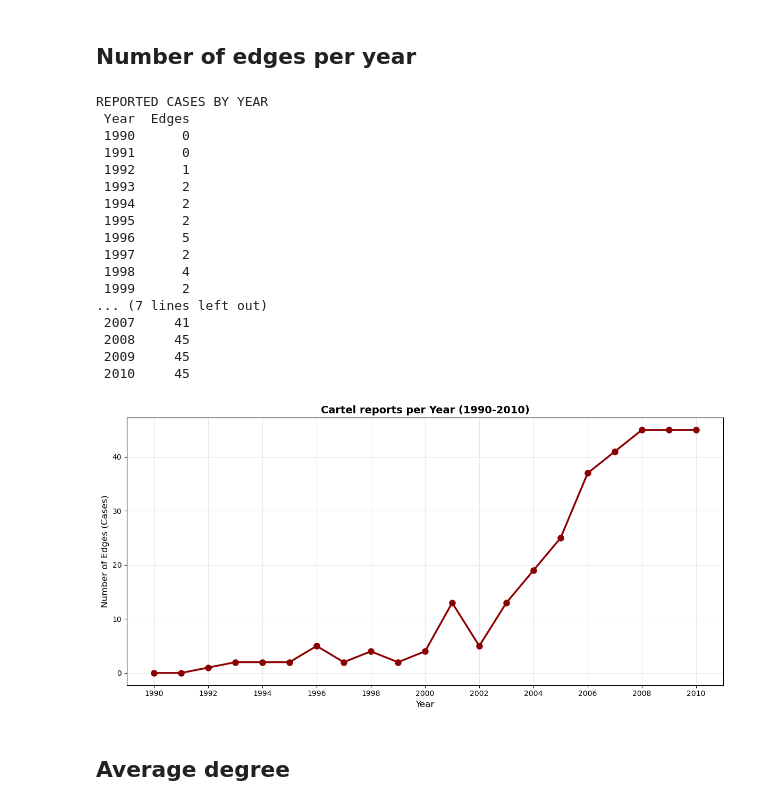
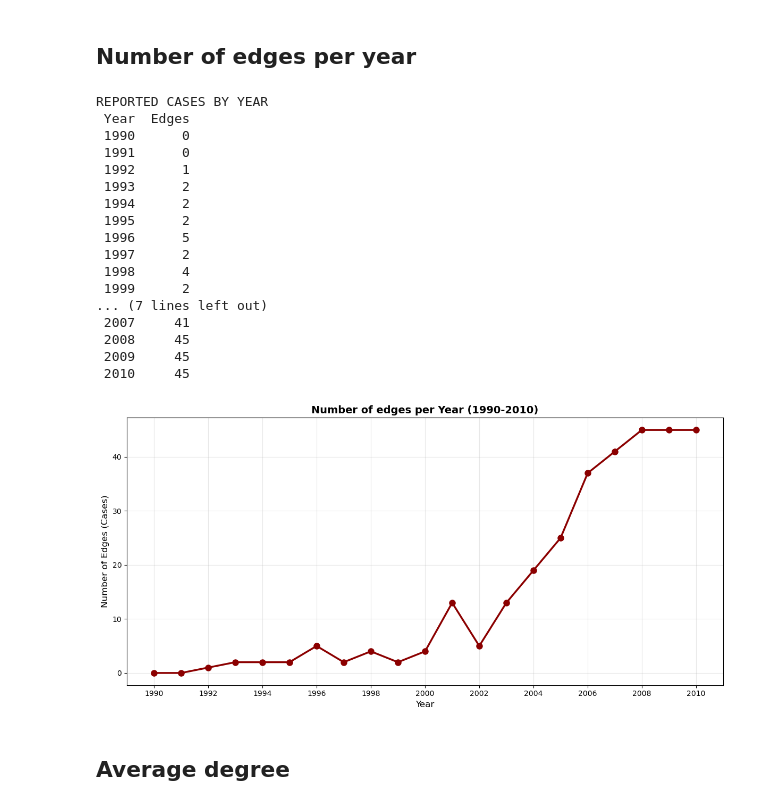
Before and after one commit to jan-cardell/networks_project, a Jupyter notebook: cartel_projection.ipynb, the cells around one changed output. Saved outputs shown, nothing was run; the diff lists cells and outputs as text; code cells hidden in the pictures.

```diff
--- a/cartel_projection.ipynb
+++ b/cartel_projection.ipynb
@@ -148,35 +148,35 @@ metrics_df = pd.DataFrame(metrics_data)
 print("REPORTED CASES BY YEAR")
 print(metrics_df.to_string(index=False))
 
 # Plot: Number of Edges over time
 plt.figure(figsize=(12, 6))
 plt.plot(metrics_df['Year'], metrics_df['Edges'], marker='o', linewidth=2.5, markersize=8, color='darkred')
 plt.xlabel('Year', fontsize=12)
 plt.ylabel('Number of Edges (Cases)', fontsize=12)
-plt.title('Cartel reports per Year (1990-2010)', fontsize=14, fontweight='bold')
+plt.title('Number of edges per Year (1990-2010)', fontsize=14, fontweight='bold')
 plt.grid(True, alpha=0.3)
 plt.xticks(range(1990, 2011, 2))
 plt.tight_layout()
 plt.show()
 # %% [output]
 REPORTED CASES BY YEAR
  Year  Edges
  1990      0
  1991      0
  1992      1
  1993      2
  1994      2
  1995      2
  1996      5
  1997      2
  1998      4
  1999      2
 ... (7 lines left out)
  2007     41
  2008     45
  2009     45
  2010     45
-[figure, old version]
+[figure, new version]
 # %% [markdown]
 ## Average degree
 # %%
```
Also changed, not shown: parts of 3 cells of this notebook.
